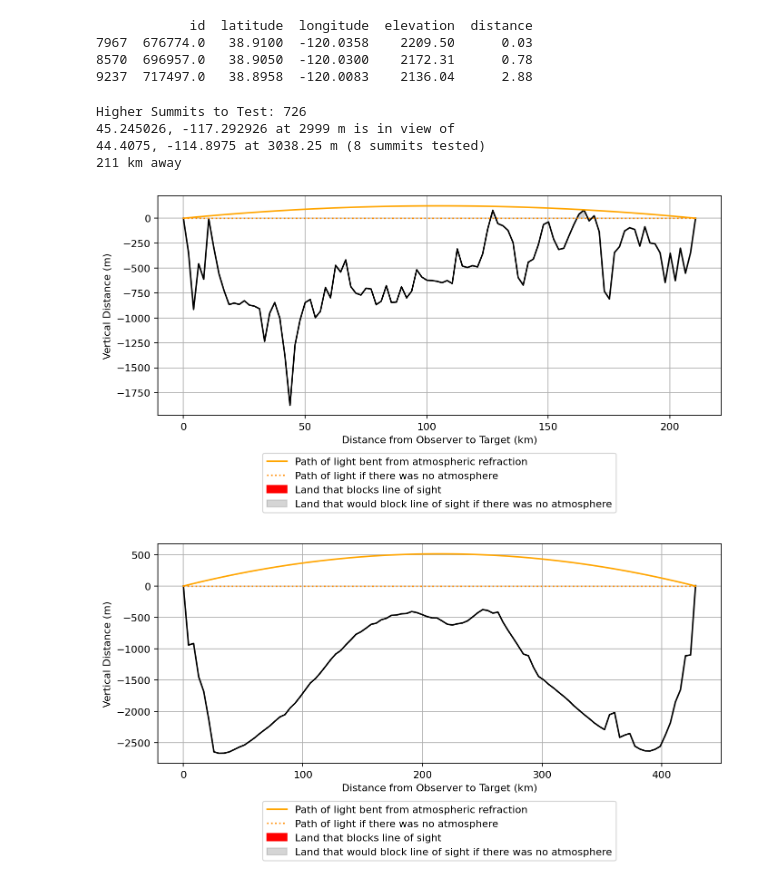
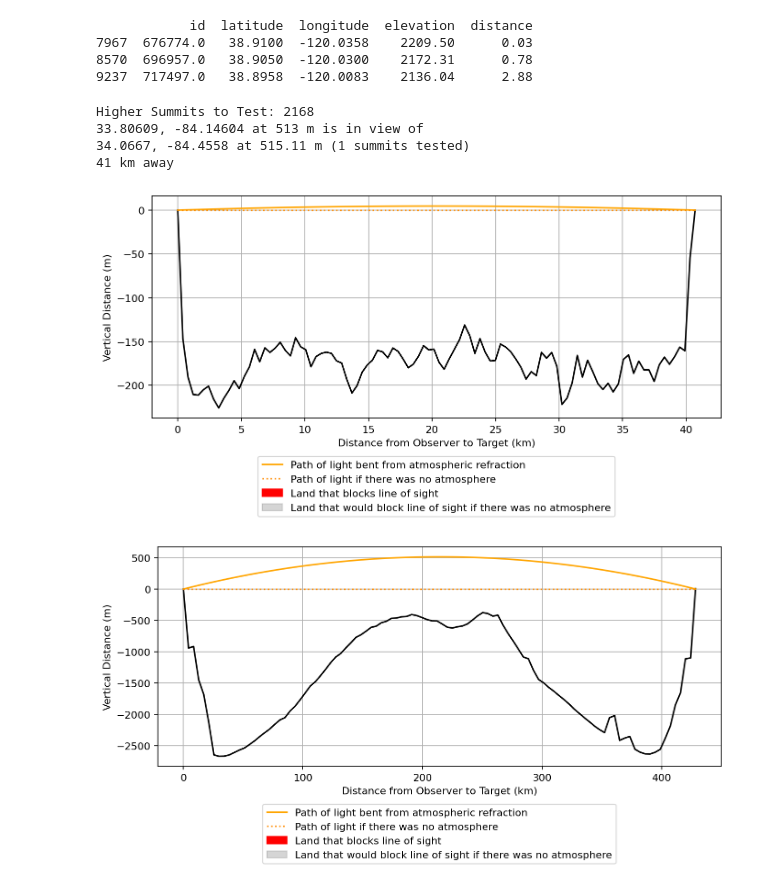
Before and after one commit to jgbreault/PinnaclePoints, a Jupyter notebook: scripts/analysis.ipynb, the cells around one changed output. Drawn from its saved outputs; the diff is of its cells as text; code cells hidden in the pictures.

```diff
--- a/scripts/analysis.ipynb
+++ b/scripts/analysis.ipynb
@@ -538,22 +538,22 @@ findClosestSummitsToPoint(latitudeToTest, longitudeToTest, summits)
 # %%
 import commonFunctions as func
 
 # patchDir = '../dataSources/generatedDatasets/prominencePatches'
 patchDir = '../dataSources/generatedDatasets/isolationPatches'
 patchSize = 5
 poleLat = 85
 
-isolations = [[459812,  45.245026, -117.292926, 2999, func.horizonDistance(2999)]]
+isolations = [[459812, 36.255833,117.1075, 513, func.horizonDistance(513)]]
 
 for isolation in isolations:
     patchSummits = func.getPatchSummits(isolation[func.LAT], isolation[func.LNG], patchDir, patchSize, poleLat)
     func.isPinnaclePoint(isolation, patchSummits, False, plotClosestInfo=True)
 # %% [output]
-Higher Summits to Test: 726
-45.245026, -117.292926 at 2999 m is in view of
-44.4075, -114.8975 at 3038.25 m (8 summits tested)
-211 km away
+Higher Summits to Test: 2168
+33.80609, -84.14604 at 513 m is in view of
+34.0667, -84.4558 at 515.11 m (1 summits tested)
+41 km away
-[figure, old version]
+[figure, new version]
 # %%
 func.plotLosElevationProfile(43.0733, 94.3467, 4885.9400,
                              39.250965, 93.696361, 5830)
```
Also changed, not shown: parts of 1 cell of this notebook, 2 other files.
